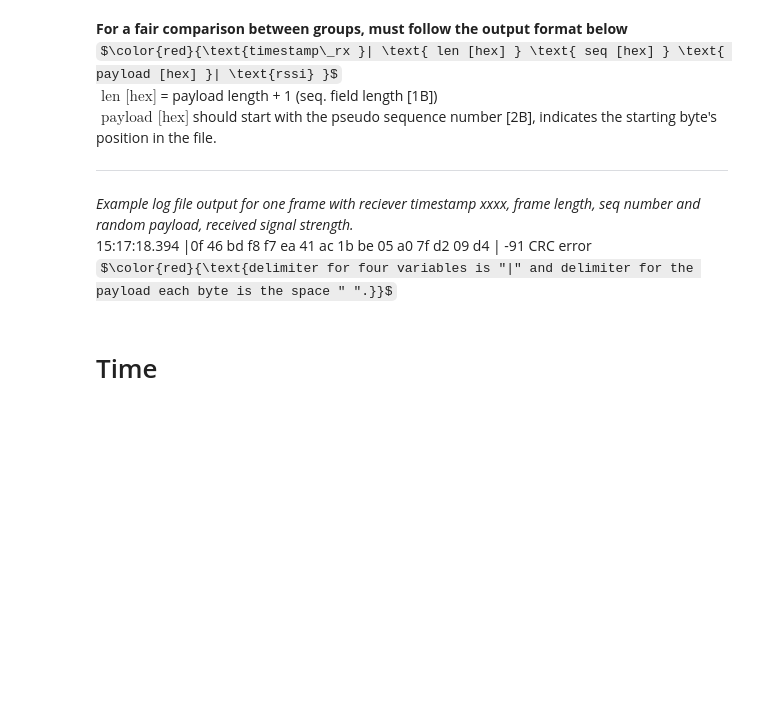
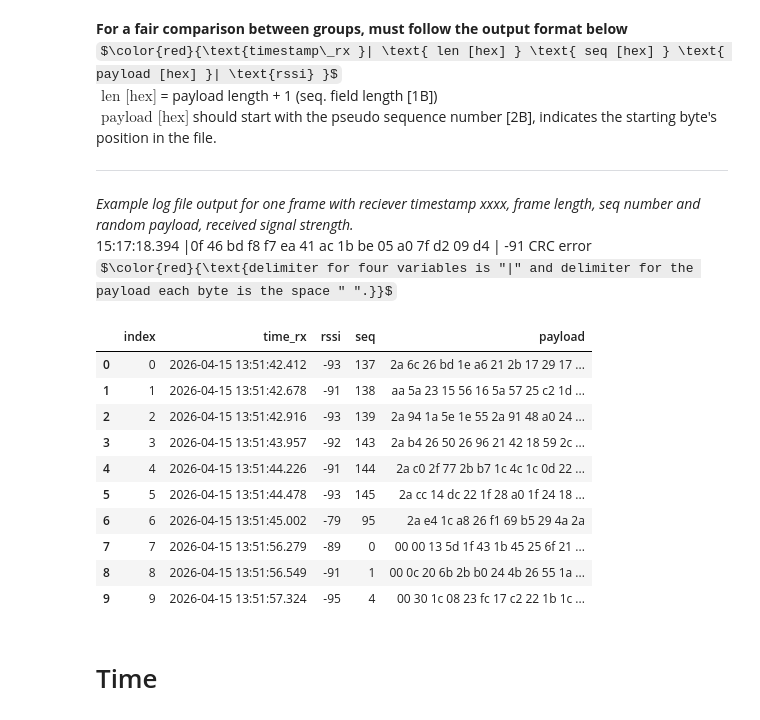
Before and after one commit to tuvabjornberg/wcnes-project2026-group10, a Jupyter notebook: stats/statistics.ipynb, the cells around one changed output. Drawn from its saved outputs; the diff is of its cells as text; code cells hidden in the pictures; some formulas as TeX source; blank space fills up the shorter version.

Commit message:
second baseline exp + stats

```diff
--- a/stats/statistics.ipynb
+++ b/stats/statistics.ipynb
@@ -29,12 +29,24 @@ MAX_SEQ = 256 # (decimal) maximum seq number defined by the length of the seq, t
 <br>$\color{red}{\text{delimiter for four variables is "|" and delimiter for the payload each byte is the space " ".}}$
 # %%
 # define the file name
-filename = "baseline-exp/test100cm" \
+filename = "baseline2-250cm"
 ""
 # import file to jupyter notebook
 df = readfile("./" + filename + ".csv")
 # check the imported data first 10 lines
 df.head(10)
+# %% [output]
+|  | index | time_rx | rssi | seq | payload |
+| 0 | 0 | 2026-04-15 13:51:42.412 | -93 | 137 | 2a 6c 26 bd 1e a6 21 2b 17 29 17 ... |
+| 1 | 1 | 2026-04-15 13:51:42.678 | -91 | 138 | aa 5a 23 15 56 16 5a 57 25 c2 1d ... |
+| 2 | 2 | 2026-04-15 13:51:42.916 | -93 | 139 | 2a 94 1a 5e 1e 55 2a 91 48 a0 24 ... |
+| 3 | 3 | 2026-04-15 13:51:43.957 | -92 | 143 | 2a b4 26 50 26 96 21 42 18 59 2c ... |
+| 4 | 4 | 2026-04-15 13:51:44.226 | -91 | 144 | 2a c0 2f 77 2b b7 1c 4c 1c 0d 22 ... |
+| 5 | 5 | 2026-04-15 13:51:44.478 | -93 | 145 | 2a cc 14 dc 22 1f 28 a0 1f 24 18 ... |
+| 6 | 6 | 2026-04-15 13:51:45.002 | -79 | 95 | 2a e4 1c a8 26 f1 69 b5 29 4a 2a |
+| 7 | 7 | 2026-04-15 13:51:56.279 | -89 | 0 | 00 00 13 5d 1f 43 1b 45 25 6f 21 ... |
+| 8 | 8 | 2026-04-15 13:51:56.549 | -91 | 1 | 00 0c 20 6b 2b b0 24 4b 26 55 1a ... |
+| 9 | 9 | 2026-04-15 13:51:57.324 | -95 | 4 | 00 30 1c 08 23 fc 17 c2 22 1b 1c ... |
 # %%
 # delete packets of invalid length (aka. error in length field at variable receiver length config) (PAYLOADSIZE + 2B pesudo sequence number)
 test = df[df.payload.apply(lambda x: len(x)==((PAYLOADSIZE)*3-1))]
```
Also changed, not shown: parts of 7 cells of this notebook, 17 other files.
